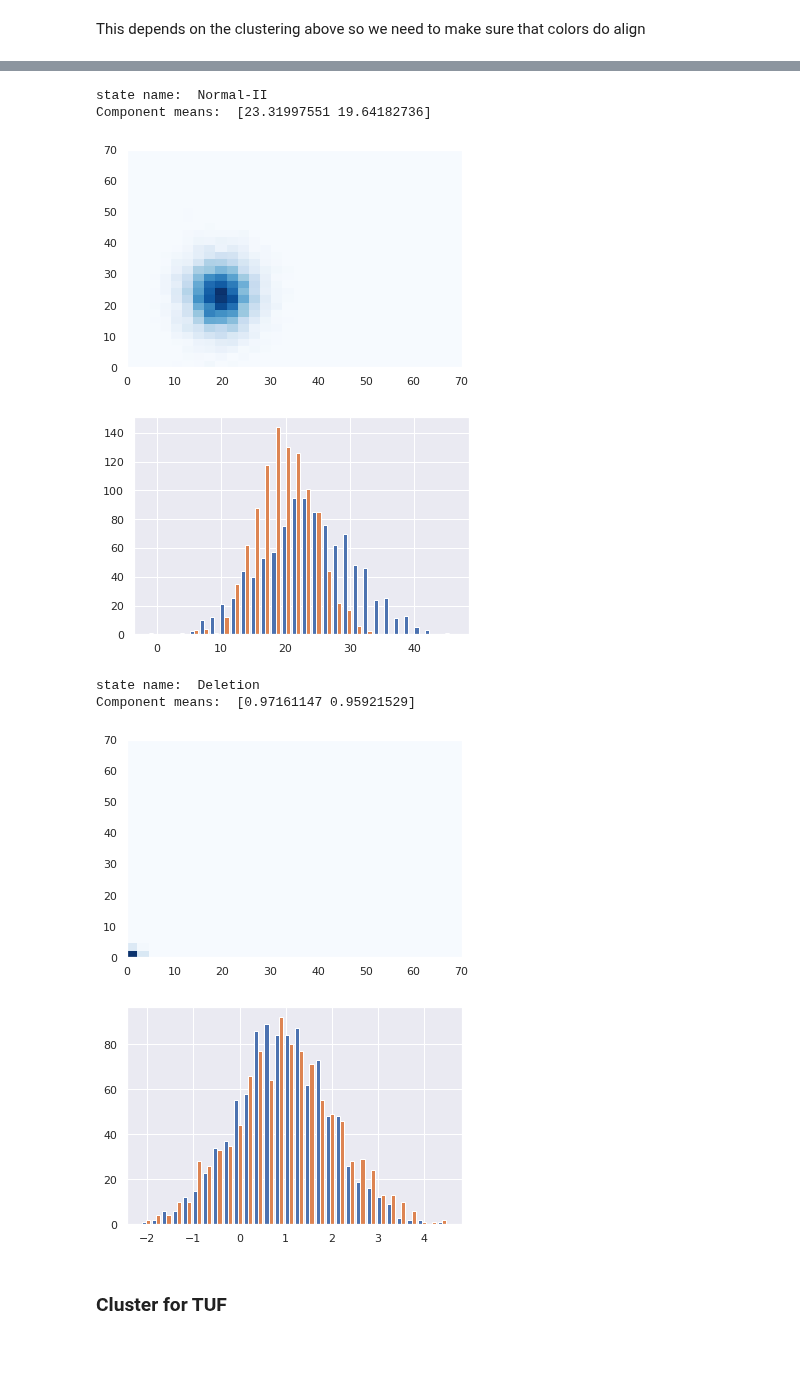
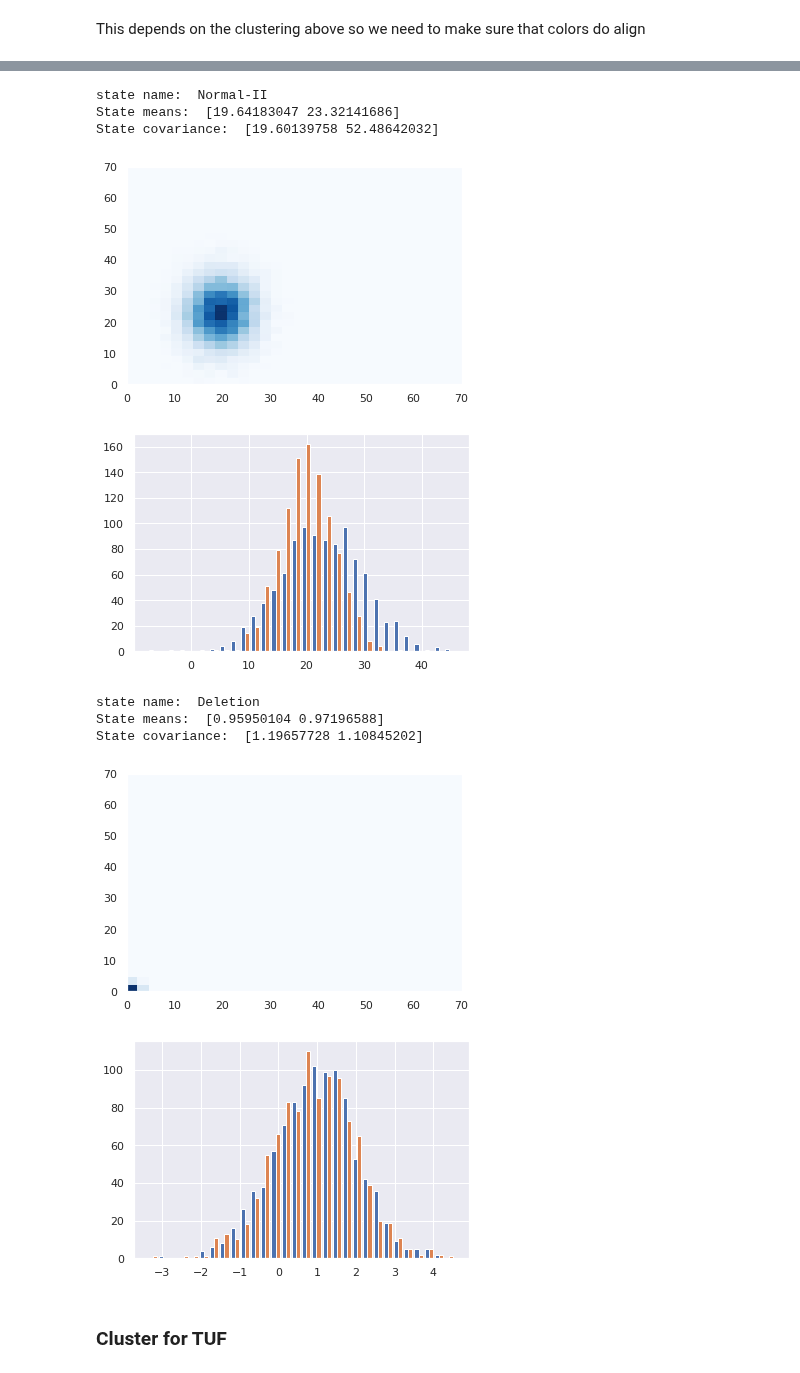
Before and after one commit to pockerman/hidden_markov_modeling, a Jupyter notebook: stories/story_15.ipynb, the cells around one changed output, grey strips where cells are left out. Drawn from its saved outputs; the diff is of its cells as text; code cells hidden in the pictures.

```diff
--- a/stories/story_15.ipynb
+++ b/stories/story_15.ipynb
@@ -130,11 +131,17 @@ def gmm_clustering(clusters, data, cov_type, tol, max_itrs,
 
     #for nclusters in clusters:
 
+        #means_initarray = np.array([[10.0, 10.0],
+        #                            [1.39622167e-20, 1.39521042e-20],
+        #                            [39.63216969, 24.28369249],
+        #                            [16.6581865,  13.75347261],
+        #                            [19.64182959, 23.31839897]])
+
         print("Number of clusters ", clusters)
         gmm = mixture.GaussianMixture(n_components=clusters,
                                       covariance_type=cov_type,
                                       tol=tol, max_iter=max_itrs,
-                                      n_init=n_init)
+                                      n_init=n_init)# means_init=means_initarray)
         gmm.fit(data)
         print("Converged: ", gmm.converged_)
         print("BIC: ", gmm.bic(data))
@@ -143,7 +150,8 @@ def gmm_clustering(clusters, data, cov_type, tol, max_itrs,
         print("Len of labels: ", len(labels))
 
         colors = np.array(['green', 'blue', 'red',
-                           'yellow', 'pink', 'orange', 'purple'])
+                           'yellow', 'pink', 'orange', 'purple', 'navy',
+                          'brown'])
 
         # add black color for outliers (if any)
         colors = np.append(colors, ["#000000"])
@@ -225,6 +232,6 @@ INFO: Component 4 means [16.65895351 13.75433012]
 # %%
-states_map = {"Duplication": 2, "Normal-I": 4,
-              "Normal-II": 0, "Deletion": 1}
+states_map = {"Duplication": 1, "Normal-I": 3,
+              "Normal-II": 2, "Deletion": 0}
 # %%
 
 
@@ -239,9 +246,14 @@ for state in states_map:
     mu_no_wga = means[idx][0]
     mu_wga = means[idx][1]
     mu = np.array([mu_wga, mu_no_wga])
-    print("Component means: ", mu)
+    print("State means: ", means[idx])
     cov = covariances[idx]
+    print("State covariance: ", cov)
     cov = np.array([[cov[1], 0.0], [0.0, cov[0]]])
+
+
+    if state == "Duplication":
+        mu[1] = 45.0
 
     state_dist = MultivariateGaussianDistribution(means=mu,
                                                   covariance=cov)
@@ -291,11 +305,13 @@ Component means:  [13.75433012 16.65895351]
 state name:  Normal-II
-Component means:  [23.31997551 19.64182736]
+State means:  [19.64183047 23.32141686]
+State covariance:  [19.60139758 52.48642032]
-[figure, old version]
+[figure, new version]
-[figure, old version]
+[figure, new version]
 state name:  Deletion
-Component means:  [0.97161147 0.95921529]
+State means:  [0.95950104 0.97196588]
+State covariance:  [1.19657728 1.10845202]
 [figure]
-[figure, old version]
+[figure, new version]
 # %% [markdown]
 ### Cluster for TUF
 # %% [markdown]
```
Also changed, not shown: parts of 51 cells of this notebook, 3 other files.
